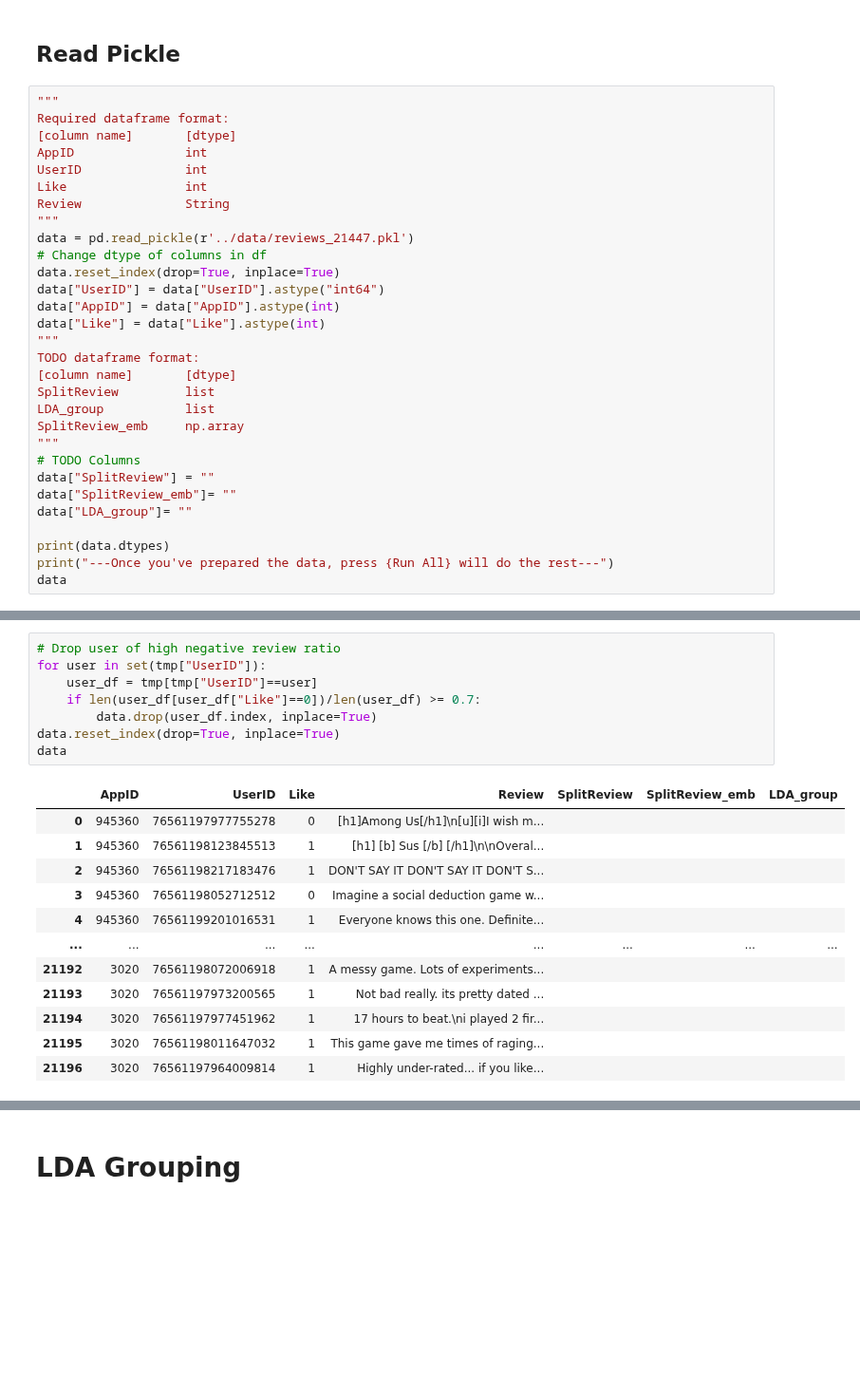
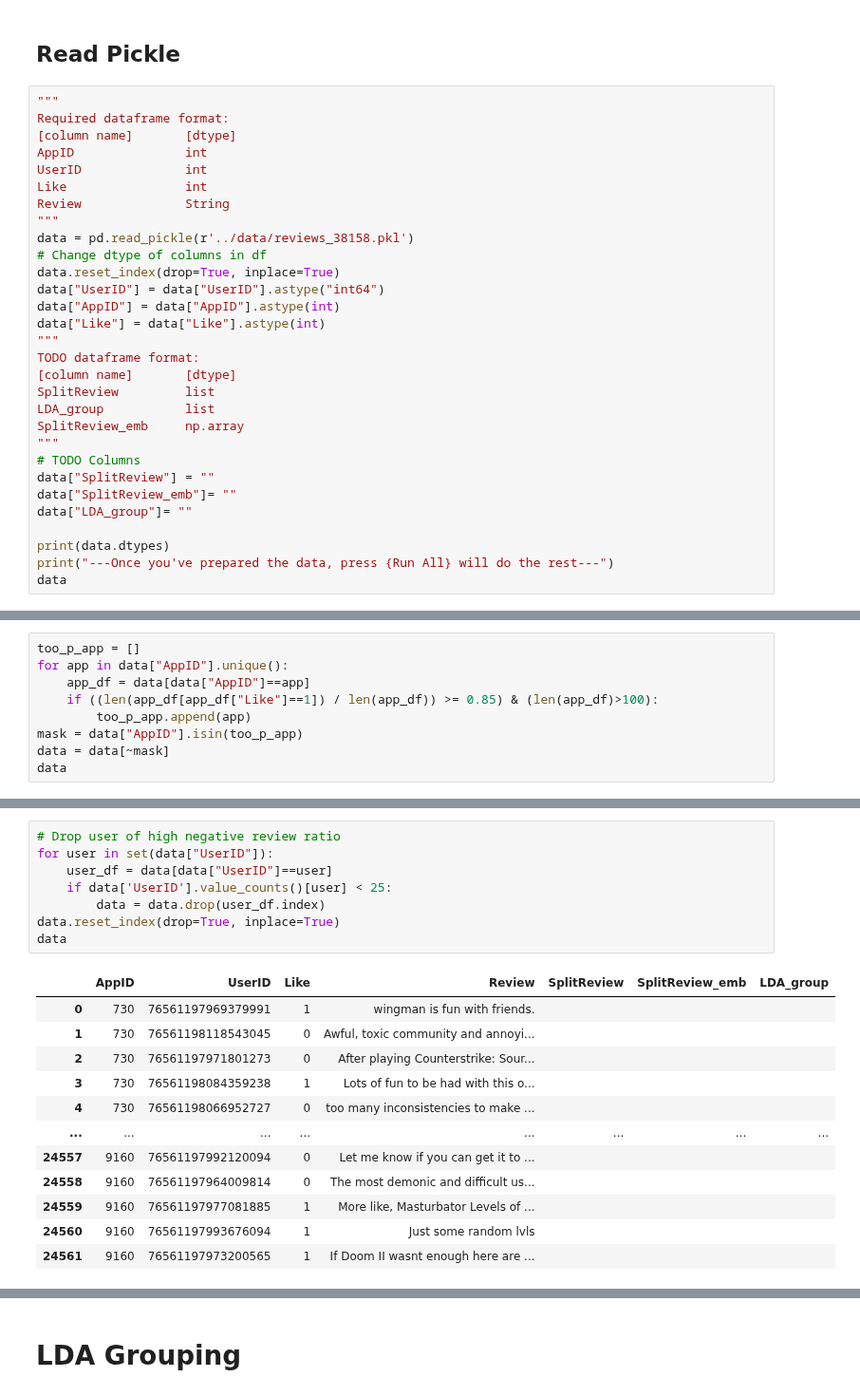
Before and after one commit to Albert40727/CL_HIAM, a Jupyter notebook: preprocess.ipynb, the cells around one changed output, grey strips where cells are left out. Shown at 95% size. Cells and saved outputs as stored; diff of their text form; blank space fills up the shorter version.

```diff
--- a/preprocess.ipynb
+++ b/preprocess.ipynb
@@ -50,7 +50,7 @@ UserID              int
 Like                int
 Review              String
 """
-data = pd.read_pickle(r'../data/reviews_21447.pkl')
+data = pd.read_pickle(r'../data/reviews_38158.pkl')
 # Change dtype of columns in df
 data.reset_index(drop=True, inplace=True)
 data["UserID"] = data["UserID"].astype("int64")
@@ -96,0 +99,9 @@ dtype: object
+# %%
+too_p_app = []
+for app in data["AppID"].unique():
+    app_df = data[data["AppID"]==app]
+    if ((len(app_df[app_df["Like"]==1]) / len(app_df)) >= 0.85) & (len(app_df)>100):
+        too_p_app.append(app)
+mask = data["AppID"].isin(too_p_app)
+data = data[~mask]
+data
@@ -97,21 +122,21 @@ dtype: object
 # %%
 # Drop user of high negative review ratio
-for user in set(tmp["UserID"]):
-    user_df = tmp[tmp["UserID"]==user]
-    if len(user_df[user_df["Like"]==0])/len(user_df) >= 0.7:
-        data.drop(user_df.index, inplace=True)
+for user in set(data["UserID"]):
+    user_df = data[data["UserID"]==user]
+    if data['UserID'].value_counts()[user] < 25:
+        data = data.drop(user_df.index)
 data.reset_index(drop=True, inplace=True)
 data
 # %% [output]
 |  | AppID | UserID | Like | Review | SplitReview | SplitReview_emb | LDA_group |
-| 0 | 945360 | 76561197977755278 | 0 | [h1]Among Us[/h1]\n[u][i]I wish m... |  |  |  |
-| 1 | 945360 | 76561198123845513 | 1 | [h1] [b] Sus [/b] [/h1]\n\nOveral... |  |  |  |
-| 2 | 945360 | 76561198217183476 | 1 | DON'T SAY IT DON'T SAY IT DON'T S... |  |  |  |
-| 3 | 945360 | 76561198052712512 | 0 | Imagine a social deduction game w... |  |  |  |
-| 4 | 945360 | 76561199201016531 | 1 | Everyone knows this one. Definite... |  |  |  |
+| 0 | 730 | 76561197969379991 | 1 | wingman is fun with friends. |  |  |  |
+| 1 | 730 | 76561198118543045 | 0 | Awful, toxic community and annoyi... |  |  |  |
+| 2 | 730 | 76561197971801273 | 0 | After playing Counterstrike: Sour... |  |  |  |
+| 3 | 730 | 76561198084359238 | 1 | Lots of fun to be had with this o... |  |  |  |
+| 4 | 730 | 76561198066952727 | 0 | too many inconsistencies to make ... |  |  |  |
 | ... | ... | ... | ... | ... | ... | ... | ... |
-| 21192 | 3020 | 76561198072006918 | 1 | A messy game. Lots of experiments... |  |  |  |
-| 21193 | 3020 | 76561197973200565 | 1 | Not bad really. its pretty dated ... |  |  |  |
-| 21194 | 3020 | 76561197977451962 | 1 | 17 hours to beat.\ni played 2 fir... |  |  |  |
-| 21195 | 3020 | 76561198011647032 | 1 | This game gave me times of raging... |  |  |  |
-| 21196 | 3020 | 76561197964009814 | 1 | Highly under-rated... if you like... |  |  |  |
+| 24557 | 9160 | 76561197992120094 | 0 | Let me know if you can get it to ... |  |  |  |
+| 24558 | 9160 | 76561197964009814 | 0 | The most demonic and difficult us... |  |  |  |
+| 24559 | 9160 | 76561197977081885 | 1 | More like, Masturbator Levels of ... |  |  |  |
+| 24560 | 9160 | 76561197993676094 | 1 | Just some random lvls |  |  |  |
+| 24561 | 9160 | 76561197973200565 | 1 | If Doom II wasnt enough here are ... |  |  |  |
```
Also changed, not shown: parts of 28 cells of this notebook, 2 other files.
